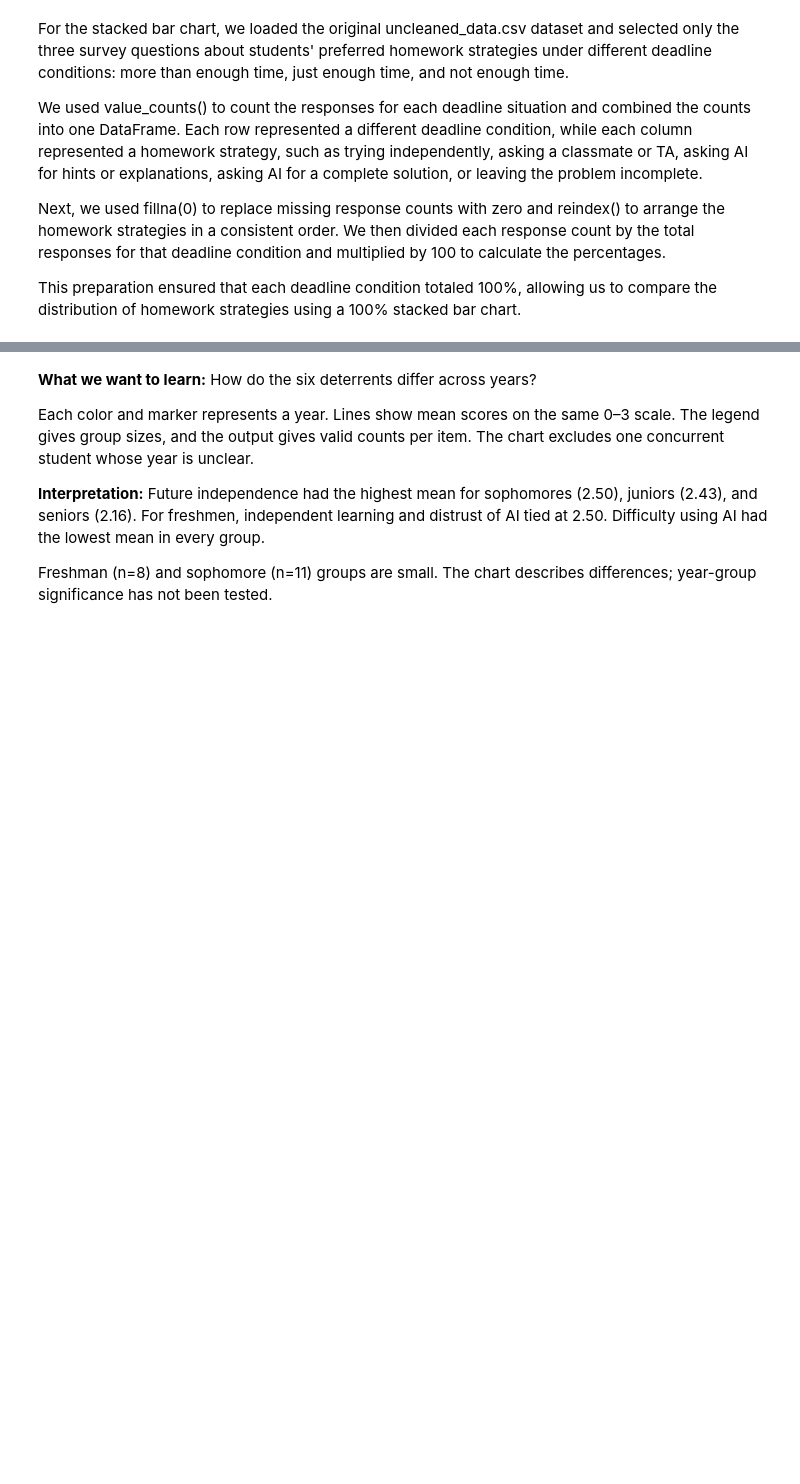
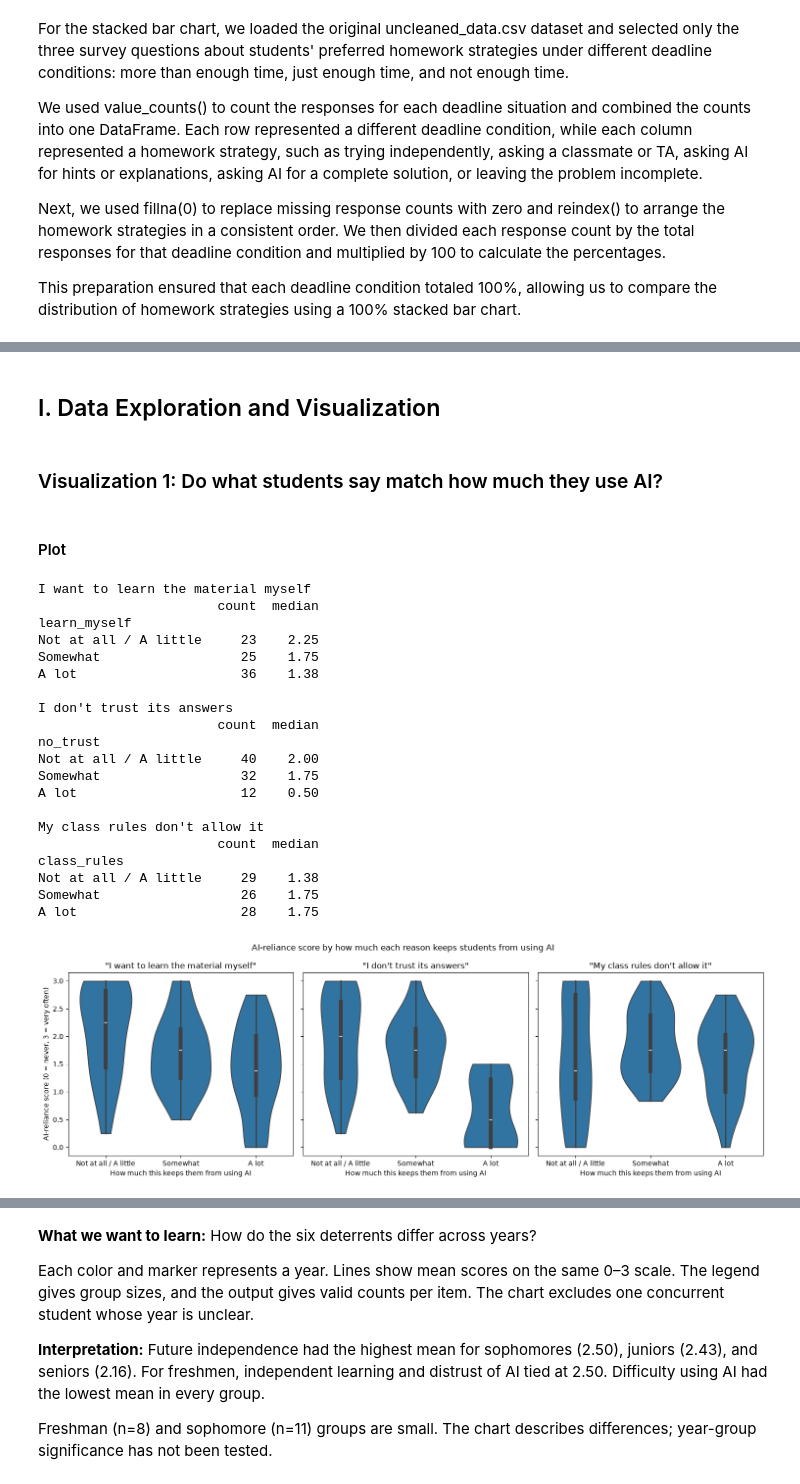
Before and after one commit to jorgencarbajal/cs105_mini_project, a Jupyter notebook: src/main.ipynb, the cells around one changed output, grey strips where cells are left out. Drawn from its saved outputs; the diff is of its cells as text; code cells hidden in the pictures; blank space fills up the shorter version.

```diff
--- a/src/main.ipynb
+++ b/src/main.ipynb
@@ -72,0 +31,16 @@ data = pd.DataFrame({
+# %%
+import pandas as pd
+import numpy as np
+import matplotlib.pyplot as plt
+import seaborn as sns
+from matplotlib.patches import Rectangle, Patch
+from matplotlib.lines import Line2D
+from pathlib import Path
+import plotly.graph_objects as go
+from scipy.stats import spearmanr
+from scipy import stats
+
+df = pd.read_csv("../../data/uncleaned_data.csv")
+
+# answers use a curly apostrophe (’), swap it for a normal one (')
+df = df.replace("’", "'", regex=True)
@@ -1177,0 +492,58 @@ Saved: deterrents_radar.png
+# %% [markdown]
+## I. Data Exploration and Visualization
+# %% [markdown]
+### Visualization 1: Do what students say match how much they use AI?
+# %% [markdown]
+#### Plot
+# %%
+# violin ordering
+order = ["Not at all / A little", "Somewhat", "A lot"]
+
+# panel title -> column in data_1
+reasons = {
+    "I want to learn the material myself": "learn_myself",
+    "I don't trust its answers": "no_trust",
+    "My class rules don't allow it": "class_rules",
+}
+
+fig, axes = plt.subplots(1, 3, figsize=(15, 5), sharey=True)
+
+i = 0
+for title, col in reasons.items():
+    sns.violinplot(data=data_1, x=col, y="reliance_score", order=order, cut=0, ax=axes[i])
+    axes[i].set_title(f'"{title}"')
+    axes[i].set_xlabel("How much this keeps them from using AI")
+
+    # number of students and median score for each group
+    print(title)
+    print(data_1.groupby(col)["reliance_score"].agg(["count", "median"]).loc[order].round(2))
+    print()
+
+    i += 1
+
+axes[0].set_ylabel("AI-reliance score (0 = never, 3 = very often)")
+fig.suptitle("AI-reliance score by how much each reason keeps students from using AI")
+plt.tight_layout()
+plt.show()
+# %% [output]
+I want to learn the material myself
+                       count  median
+learn_myself
+Not at all / A little     23    2.25
+Somewhat                  25    1.75
+A lot                     36    1.38
+
+I don't trust its answers
+                       count  median
+no_trust
+Not at all / A little     40    2.00
+Somewhat                  32    1.75
+A lot                     12    0.50
+
+My class rules don't allow it
+                       count  median
+class_rules
+Not at all / A little     29    1.38
+Somewhat                  26    1.75
+A lot                     28    1.75
+[figure, added]
```
Also changed, not shown: parts of 152 cells of this notebook, 5 other files.
